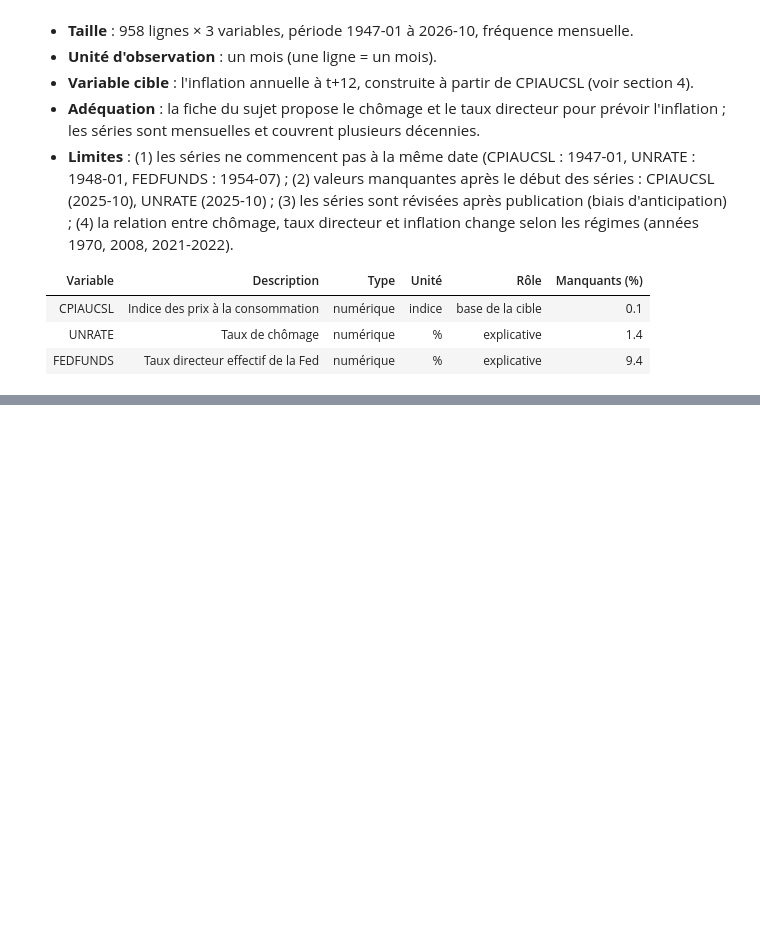
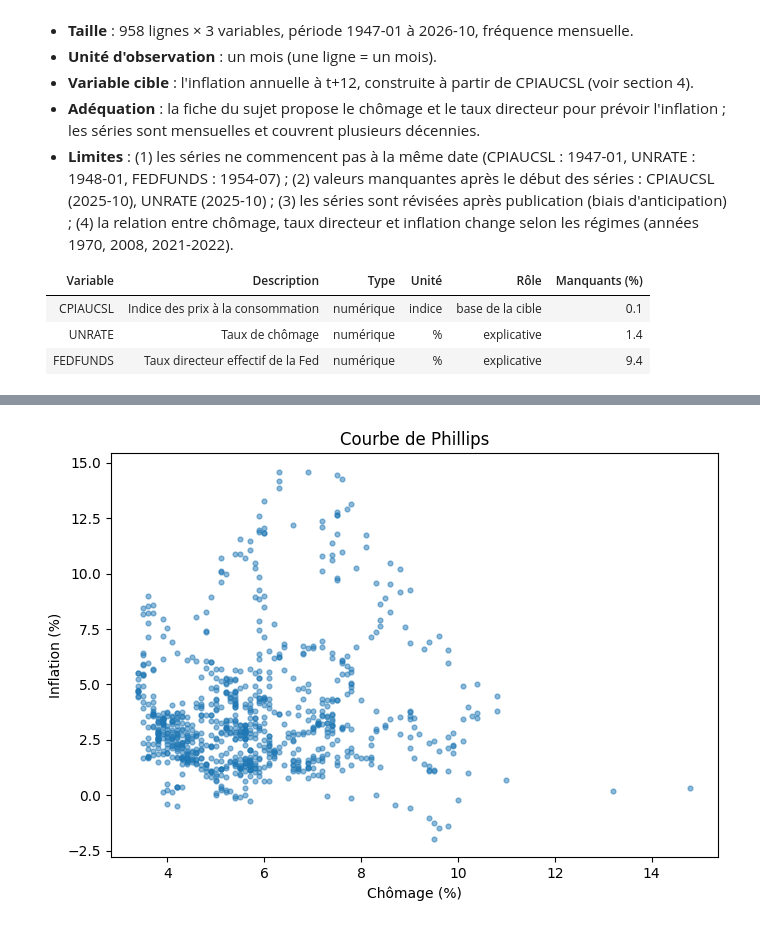
Before and after one commit to aziza-radouani/25007595-aziza-radouani-FIN3, a Jupyter notebook: notebooks/projet_F3.ipynb, the cells around one changed output, grey strips where cells are left out. Saved outputs shown, nothing was run; the diff lists cells and outputs as text; code cells hidden in the pictures; blank space fills up the shorter version.

```diff
--- a/notebooks/projet_F3.ipynb
+++ b/notebooks/projet_F3.ipynb
@@ -161,0 +235,10 @@ print(texte)
+# %%
+plt.figure(figsize=(7, 5))
+plt.scatter(df["chomage"], df["inflation"], alpha=0.5, s=12)
+plt.xlabel("Chômage (%)")
+plt.ylabel("Inflation (%)")
+plt.title("Courbe de Phillips")
+plt.tight_layout()
+plt.show()
+# %% [output]
+[figure, added]
```
Also changed, not shown: parts of 16 cells of this notebook.
